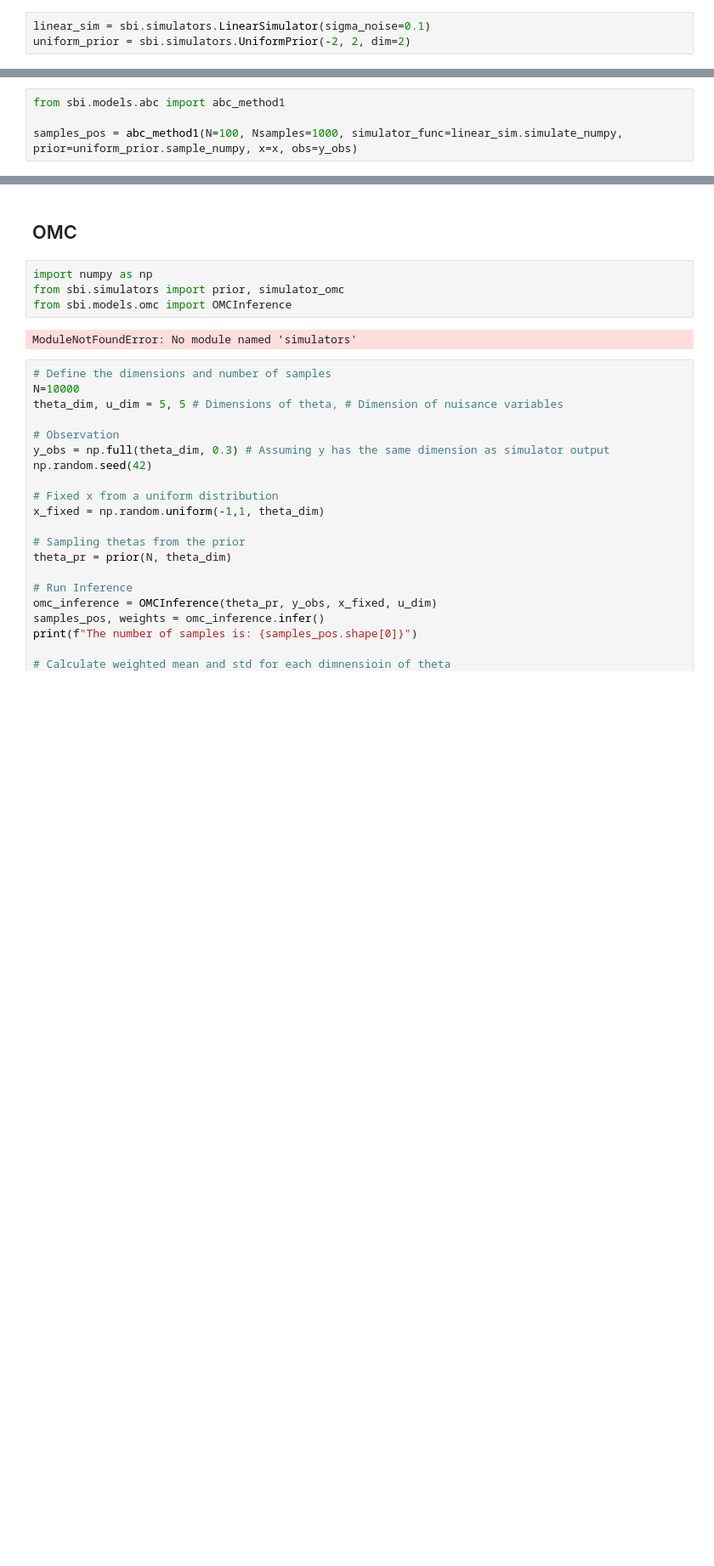
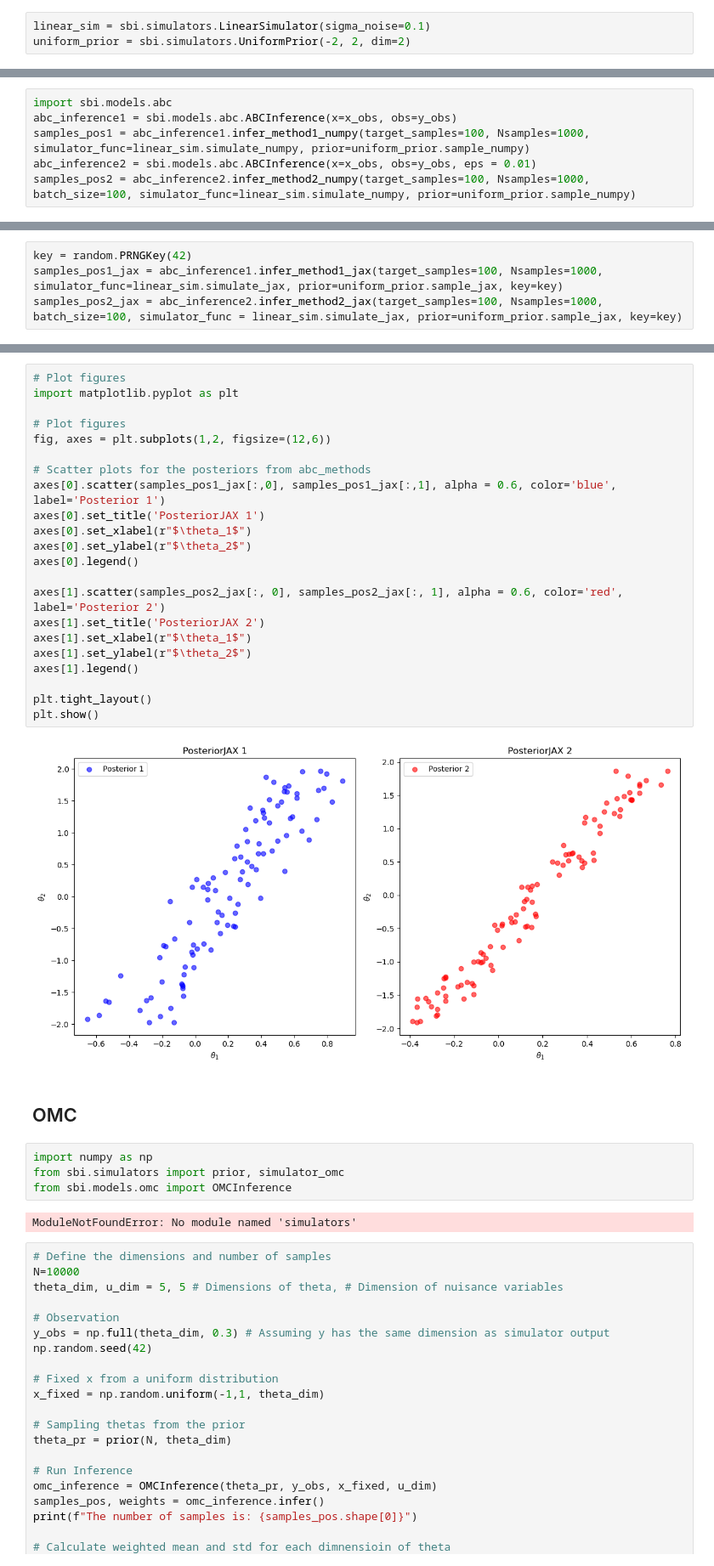
Before and after one commit to TheodoraChrysoula/sbi, a Jupyter notebook: notebooks/SBI_examples.ipynb, the cells around one changed output, grey strips where cells are left out. Shown: that part at 85% size. Saved outputs shown, nothing was run; the diff lists cells and outputs as text; blank space fills up the shorter version.

```diff
--- a/notebooks/SBI_examples.ipynb
+++ b/notebooks/SBI_examples.ipynb
@@ -16,0 +33,6 @@ y_obs = np.array(0.3)
+# %%
+import sbi.models.abc
+abc_inference1 = sbi.models.abc.ABCInference(x=x_obs, obs=y_obs)
+samples_pos1 = abc_inference1.infer_method1_numpy(target_samples=100, Nsamples=1000, simulator_func=linear_sim.simulate_numpy, prior=uniform_prior.sample_numpy)
+abc_inference2 = sbi.models.abc.ABCInference(x=x_obs, obs=y_obs, eps = 0.01)
+samples_pos2 = abc_inference2.infer_method2_numpy(target_samples=100, Nsamples=1000, batch_size=100, simulator_func=linear_sim.simulate_numpy, prior=uniform_prior.sample_numpy)
@@ -17,4 +84,4 @@ y_obs = np.array(0.3)
 # %%
-from sbi.models.abc import abc_method1
-
-samples_pos = abc_method1(N=100, Nsamples=1000, simulator_func=linear_sim.simulate_numpy, prior=uniform_prior.sample_numpy, x=x, obs=y_obs)
+key = random.PRNGKey(42)
+samples_pos1_jax = abc_inference1.infer_method1_jax(target_samples=100, Nsamples=1000, simulator_func=linear_sim.simulate_jax, prior=uniform_prior.sample_jax, key=key)
+samples_pos2_jax = abc_inference2.infer_method2_jax(target_samples=100, Nsamples=1000, batch_size=100, simulator_func = linear_sim.simulate_jax, prior=uniform_prior.sample_jax, key=key)
@@ -167,3 +109,27 @@ plt.show()
+# %%
+# Plot figures
+import matplotlib.pyplot as plt
+
+# Plot figures
+fig, axes = plt.subplots(1,2, figsize=(12,6))
+
+# Scatter plots for the posteriors from abc_methods
+axes[0].scatter(samples_pos1_jax[:,0], samples_pos1_jax[:,1], alpha = 0.6, color='blue', label='Posterior 1')
+axes[0].set_title('PosteriorJAX 1')
+axes[0].set_xlabel(r"$\theta_1$")
+axes[0].set_ylabel(r"$\theta_2$")
+axes[0].legend()
+
+axes[1].scatter(samples_pos2_jax[:, 0], samples_pos2_jax[:, 1], alpha = 0.6, color='red', label='Posterior 2')
+axes[1].set_title('PosteriorJAX 2')
+axes[1].set_xlabel(r"$\theta_1$")
+axes[1].set_ylabel(r"$\theta_2$")
+axes[1].legend()
+
+plt.tight_layout()
+plt.show()
+# %% [output]
+[figure, added]
 # %% [markdown]
 ## OMC
 # %%
```
Also changed, not shown: parts of 16 cells of this notebook, 1 other file.
